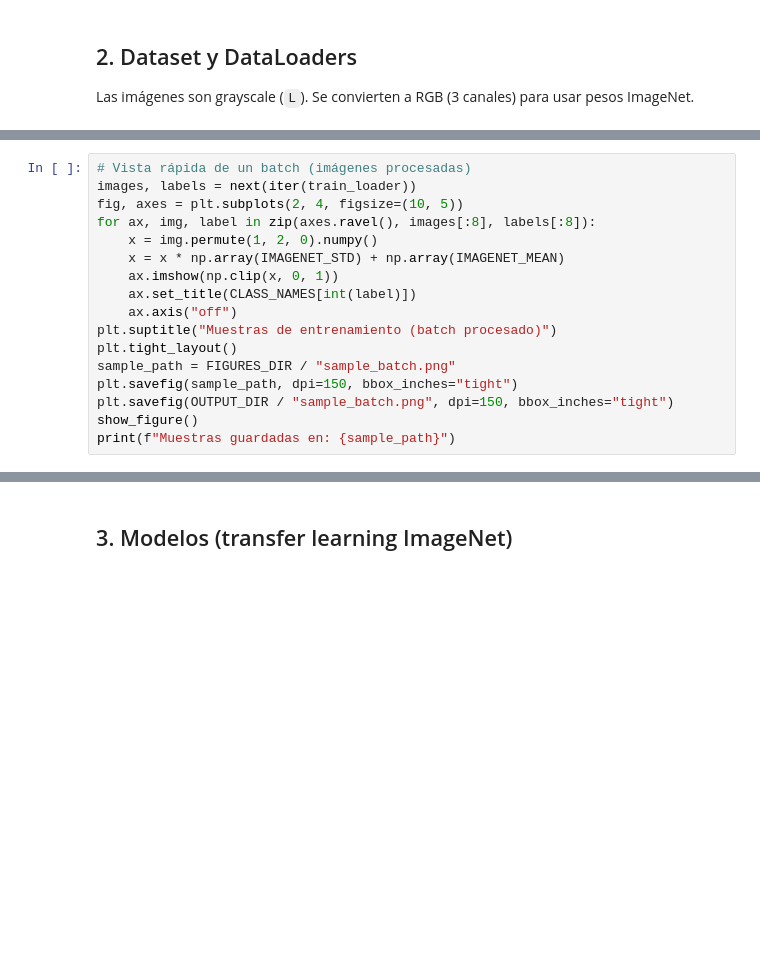
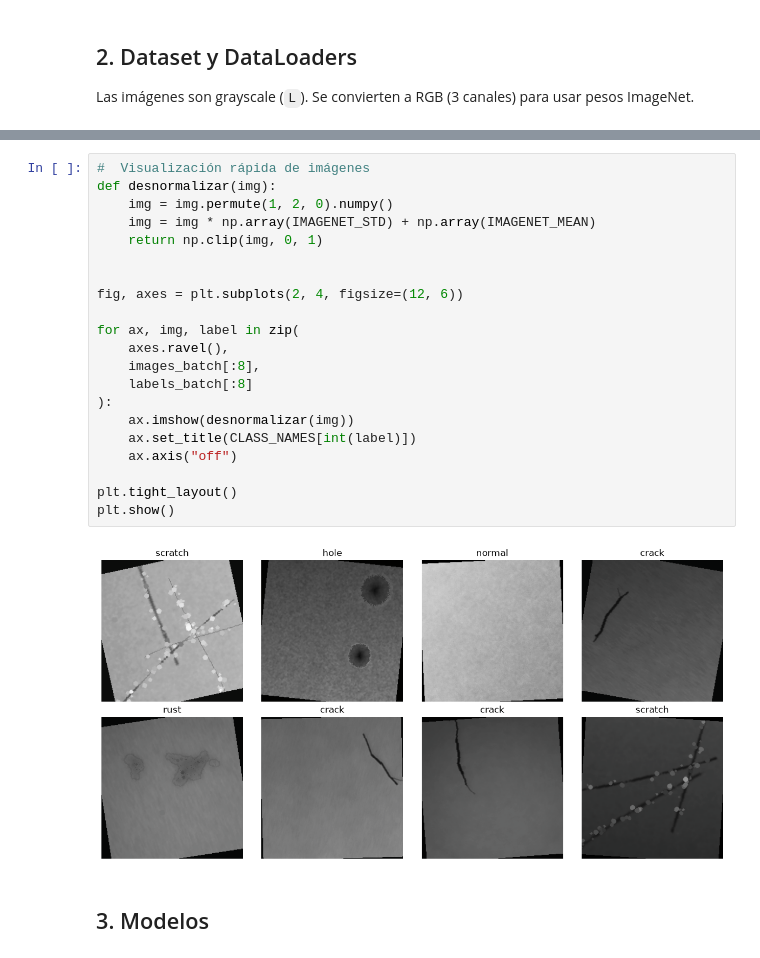
Before and after one commit to SimonLexRS/vision-computacional, a Jupyter notebook: entrenar_modelos.ipynb, the cells around one changed output, grey strips where cells are left out. Drawn from its saved outputs; the diff is of its cells as text; blank space fills up the shorter version.

```diff
--- a/entrenar_modelos.ipynb
+++ b/entrenar_modelos.ipynb
@@ -189,17 +208,0 @@ Modelo en GPU: cuda:0
-# %%
-# Vista rápida de un batch (imágenes procesadas)
-images, labels = next(iter(train_loader))
-fig, axes = plt.subplots(2, 4, figsize=(10, 5))
-for ax, img, label in zip(axes.ravel(), images[:8], labels[:8]):
-    x = img.permute(1, 2, 0).numpy()
-    x = x * np.array(IMAGENET_STD) + np.array(IMAGENET_MEAN)
-    ax.imshow(np.clip(x, 0, 1))
-    ax.set_title(CLASS_NAMES[int(label)])
-    ax.axis("off")
-plt.suptitle("Muestras de entrenamiento (batch procesado)")
-plt.tight_layout()
-sample_path = FIGURES_DIR / "sample_batch.png"
-plt.savefig(sample_path, dpi=150, bbox_inches="tight")
-plt.savefig(OUTPUT_DIR / "sample_batch.png", dpi=150, bbox_inches="tight")
-show_figure()
-print(f"Muestras guardadas en: {sample_path}")
@@ -208,2 +274,25 @@ Muestras guardadas en: G:\Maestria\Modulo 9\Proyecto Final\docs\figures\sample_b
+# %%
+#  Visualización rápida de imágenes
+def desnormalizar(img):
+    img = img.permute(1, 2, 0).numpy()
+    img = img * np.array(IMAGENET_STD) + np.array(IMAGENET_MEAN)
+    return np.clip(img, 0, 1)
+
+
+fig, axes = plt.subplots(2, 4, figsize=(12, 6))
+
+for ax, img, label in zip(
+    axes.ravel(),
+    images_batch[:8],
+    labels_batch[:8]
+):
+    ax.imshow(desnormalizar(img))
+    ax.set_title(CLASS_NAMES[int(label)])
+    ax.axis("off")
+
+plt.tight_layout()
+plt.show()
+# %% [output]
+[figure, added]
 # %% [markdown]
-## 3. Modelos (transfer learning ImageNet)
+## 3. Modelos
```
Also changed, not shown: parts of 44 cells of this notebook.
